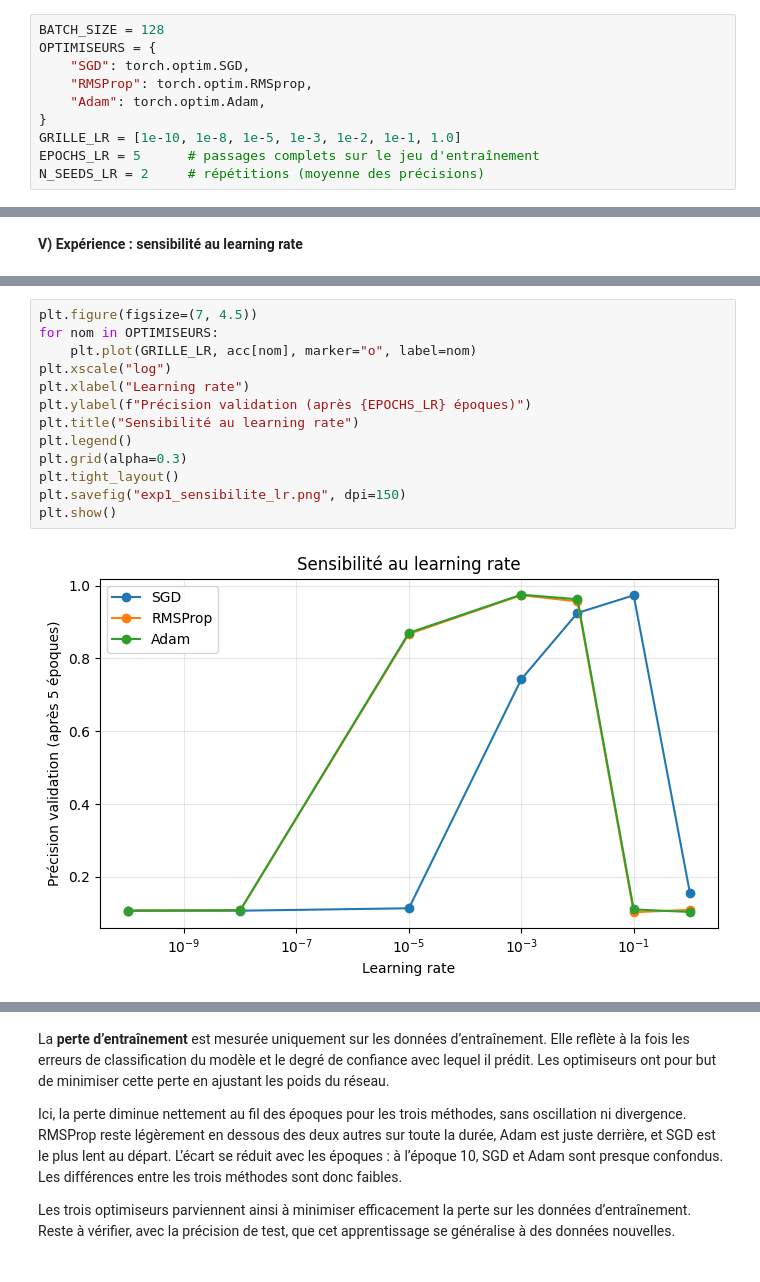
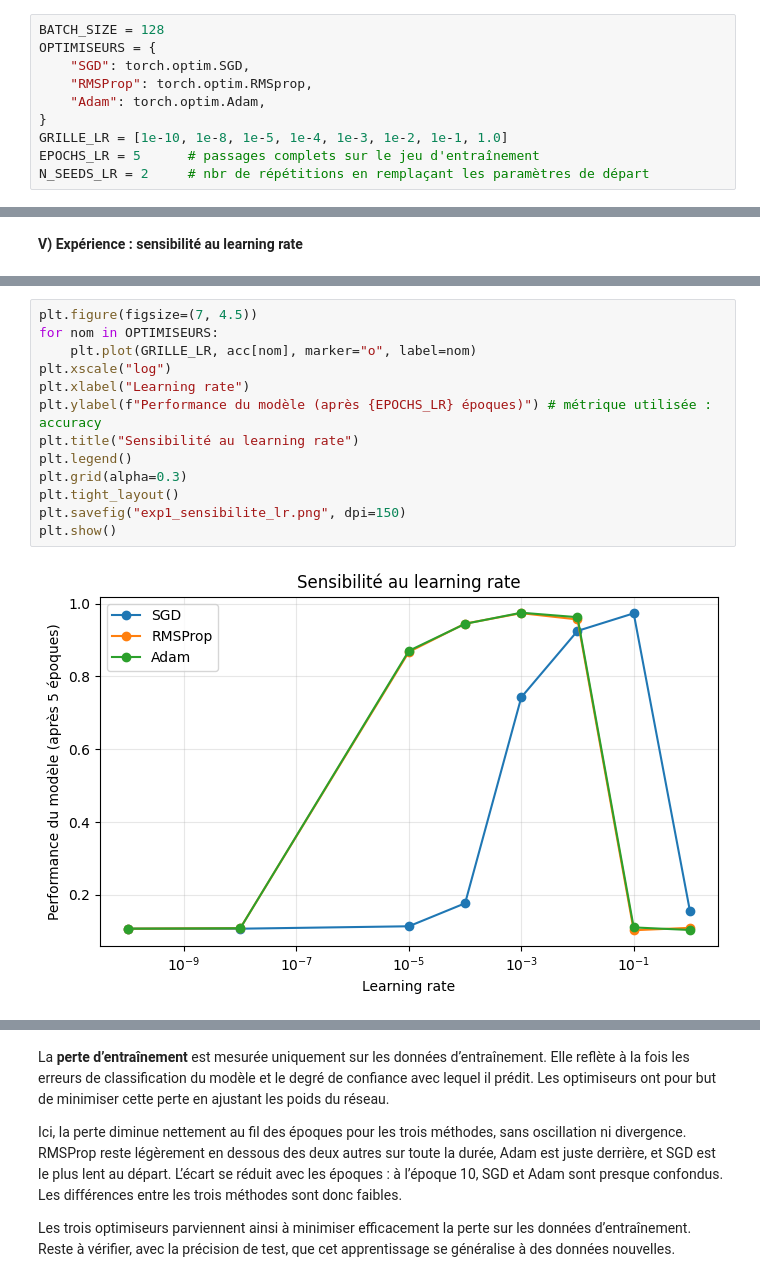
Before and after one commit to yunacann/Optimisation_projet, a Jupyter notebook: Projet.ipynb, the cells around one changed output, grey strips where cells are left out. Drawn from its saved outputs; the diff is of its cells as text.

```diff
--- a/Projet.ipynb
+++ b/Projet.ipynb
@@ -20,7 +21,7 @@ OPTIMISEURS = {
     "RMSProp": torch.optim.RMSprop,
     "Adam": torch.optim.Adam,
 }
-GRILLE_LR = [1e-10, 1e-8, 1e-5, 1e-3, 1e-2, 1e-1, 1.0]
+GRILLE_LR = [1e-10, 1e-8, 1e-5, 1e-4, 1e-3, 1e-2, 1e-1, 1.0]
 EPOCHS_LR = 5      # passages complets sur le jeu d'entraînement
-N_SEEDS_LR = 2     # répétitions (moyenne des précisions)
+N_SEEDS_LR = 2     # nbr de répétitions en remplaçant les paramètres de départ
 # %% [markdown]
@@ -97,15 +98,15 @@ Meilleur lr : {'SGD': 0.1, 'RMSProp': 0.001, 'Adam': 0.001}
 # %%
 plt.figure(figsize=(7, 4.5))
 for nom in OPTIMISEURS:
     plt.plot(GRILLE_LR, acc[nom], marker="o", label=nom)
 plt.xscale("log")
 plt.xlabel("Learning rate")
-plt.ylabel(f"Précision validation (après {EPOCHS_LR} époques)")
+plt.ylabel(f"Performance du modèle (après {EPOCHS_LR} époques)") # métrique utilisée : accuracy
 plt.title("Sensibilité au learning rate")
 plt.legend()
 plt.grid(alpha=0.3)
 plt.tight_layout()
 plt.savefig("exp1_sensibilite_lr.png", dpi=150)
 plt.show()
 # %% [output]
-[figure, old version]
+[figure, new version]
```
Also changed, not shown: parts of 11 cells of this notebook.
